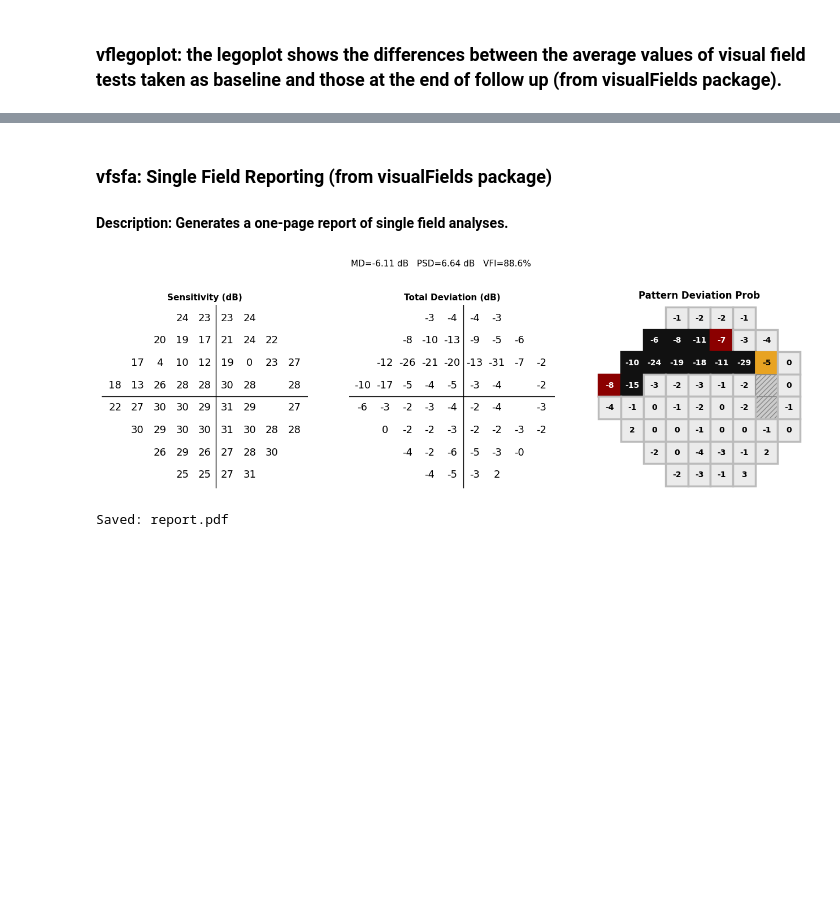
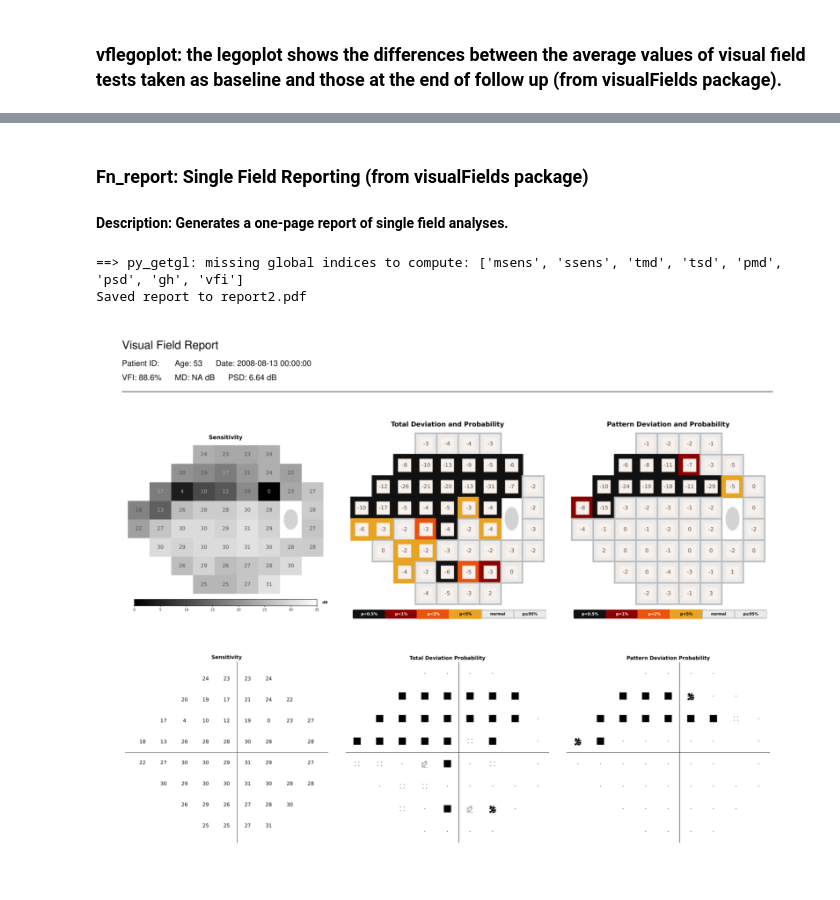
Before and after one commit to mohaEs/PyVisualField, a Jupyter notebook: demo_3_Plotting.ipynb, the cells around one changed output, grey strips where cells are left out. Cells and saved outputs as stored; diff of their text form; code cells hidden in the pictures; blank space fills up the shorter version.

```diff
--- a/demo_3_Plotting.ipynb
+++ b/demo_3_Plotting.ipynb
@@ -174,14 +209,44 @@ visualFields.vflegoplot_pd(df_vf_1, save=True, filename='file', fmt='png') # ali
 # %% [markdown]
-### vfsfa: Single Field Reporting (from visualFields package)
+### Fn_report: Single Field Reporting (from visualFields package)
 
 #### Description: Generates a one-page report of single field analyses.
-# %%
-from PyVisualFields import visualFields
-
-df_VFs_py = visualFields.data_vfpwgRetest24d2()#df_VFs_py is acquired using vfpwgRetest24d2() function.
-vf = df_VFs_py.iloc[[0]]#vf is the first row of df_VFs_py
-
-visualFields.vfsfa(vf, 'report.pdf')
-# %% [output]
-[figure, removed]
-Saved: report.pdf
+# %%
+from PyVisualFields import visualFields
+from PyVisualFields.utils import vf_blocks, missing_blocks
+from PyVisualFields.utils import compute_missing_blocks
+from PyVisualFields.utils import canonicalize_vf_df, canonicalize_vf_row
+from PyVisualFields.utils import Fn_report
+import pandas as pd
+
+df_VFs_py = canonicalize_vf_df(visualFields.data_vfpwgRetest24d2())#df_VFs_py is acquired using vfpwgRetest24d2() function.
+df_VFs_py = compute_missing_blocks(df_VFs_py)
+df_gi = visualFields.getgl(df_VFs_py) # get global indices
+combined_df = pd.concat([df_VFs_py, df_gi], axis=1)
+final_df = combined_df.loc[:, ~combined_df.columns.duplicated()]
+vf = final_df.iloc[[0]]#vf is the first row of df_VFs_py
+
+Fn_report(vf, 'report2.pdf')
+# %% [output]
+==> py_getgl: missing global indices to compute: ['msens', 'ssens', 'tmd', 'tsd', 'pmd', 'psd', 'gh', 'vfi']
+Saved report to report2.pdf
+# %%
+# the PDF high-quality file is already saved
+# if you want a preview, just load it
+
+import fitz
+import matplotlib.pyplot as plt
+import numpy as np
+
+doc = fitz.open('report2.pdf')
+page = doc[0]
+pix = page.get_pixmap(dpi=500)
+
+img = np.frombuffer(pix.samples, dtype=np.uint8)
+img = img.reshape(pix.height, pix.width, pix.n)
+
+plt.figure(figsize=(12,8))
+plt.imshow(img)
+plt.axis("off")
+plt.show()
+# %% [output]
+[figure, added]
```
Also changed, not shown: parts of 7 cells of this notebook, 26 other files.
